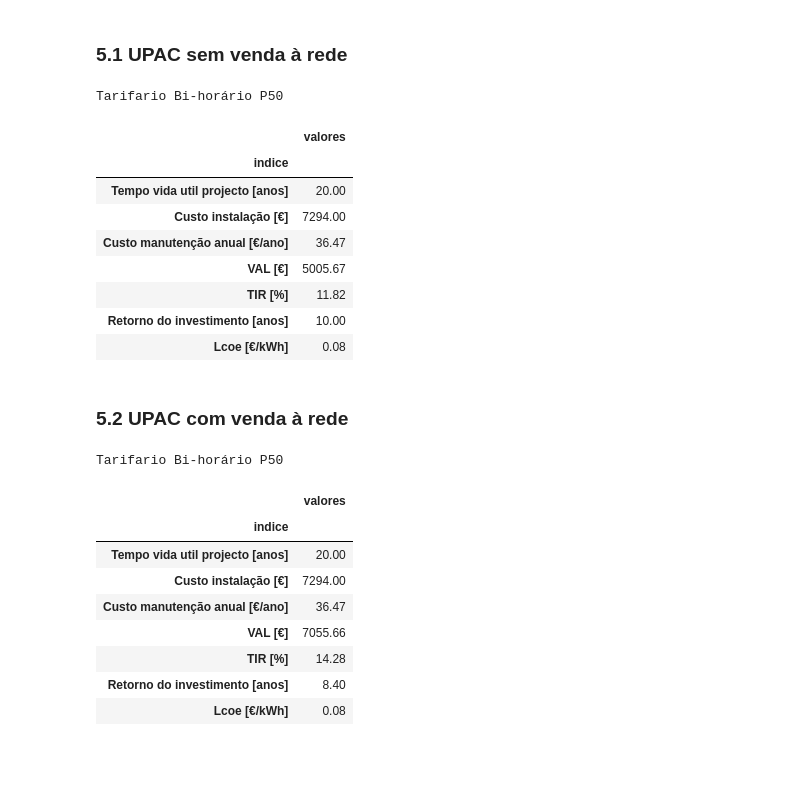
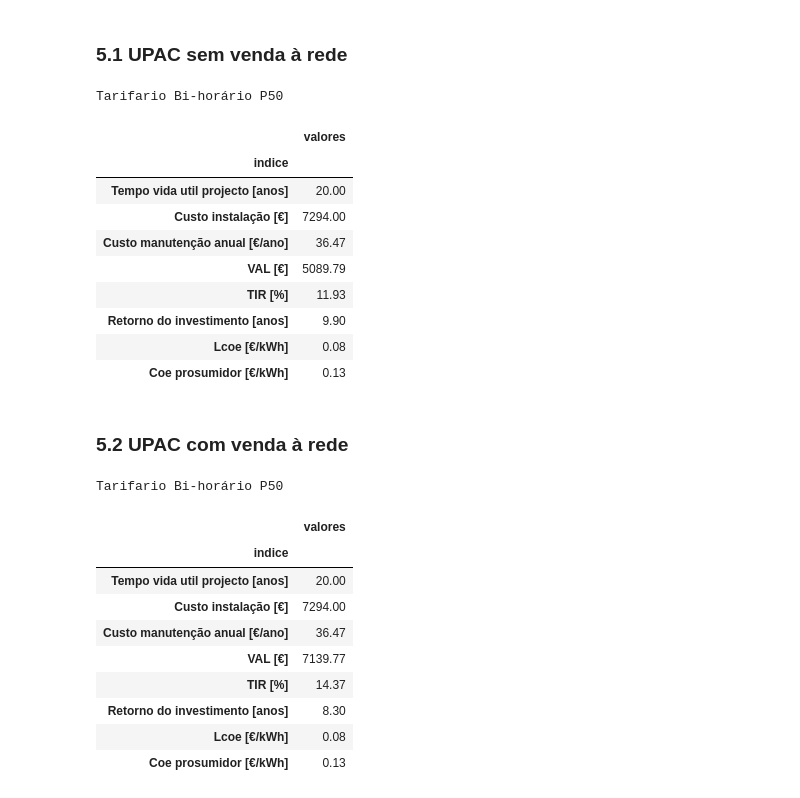
Before and after one commit to mig-l-f/ao-sol, a Jupyter notebook: docs/exemplos/Analise_UPAC_com_bateria.ipynb, the cells around one changed output. Drawn from its saved outputs; the diff is of its cells as text; code cells hidden in the pictures; blank space fills up the shorter version.

```diff
--- a/docs/exemplos/Analise_UPAC_com_bateria.ipynb
+++ b/docs/exemplos/Analise_UPAC_com_bateria.ipynb
@@ -40,22 +40,22 @@ ano_producao = 2023 # converter as datas de producao para este ano
 # Opcoes API PVGIS
 inicio_ano_pvgis = 2005
 fim_ano_pvgis = 2023 # PVGIS-SARAH3 na V5.3 (2005-2023)
-lat = 40.280  # Covilha
+lat = 40.280         # Covilha
 lon = -7.504
-inclinacao = 45
-azimute = 0.0 # azimute = 180 + x; 0 = Sul
-perdas = 14 # %
+inclinacao = 45      # prioridade inverno
+azimute = 0.0        # azimute = 180 + x; 0 = Sul
+perdas = 14          # %
 eficiencia_inversor = 0.96
 
 # =====================
 # Analise energetica
 # =====================
-analise_com_bateria = True
-capacidade_bat = 3 # kWh
-soc_min = 0.1 # limite maximo descarregamento em %
-soc_max = 1. # limite maximo carregamento em %, segundo documentacao capacidade util 2.7 kWh 0.9 DOD
-eficiencia_bateria = 0.92
-pot_maxima_bateria = 2.5 # kW , de acordo com documentação
+analise_com_bateria = True  # solax triple power 3.0
+capacidade_bat = 3          # kWh
+soc_min = 0.1               # limite maximo descarregamento
+soc_max = 1.                # limite maximo carregamento, segundo documentacao capacidade util 2.7 kWh 0.9 DOD
+eficiencia_bateria = 0.95
+pot_maxima_bateria = 2.5    # kW , descarga nominal, máximo de 3 kW
 
 # =====================
 # Analise poupanca anual
@@ -85,10 +85,10 @@ taxa_inflacao = 2.0 # %/ano
 
 # Custos do projecto
 # investimento_estimado = pv + instalacao + outros_custos
-custo_pv = 4044 # 14 trina solar 425Wp + Solax X1-Hybrid 6.0T
-custo_bat = 2000 # Solax triple power T30 3 kWh
+custo_pv = 4044        # 14 trina solar 425Wp + Solax X1-Hybrid 6.0T
+custo_bat = 2000       # Solax triple power T30 3 kWh
 custo_instalacao = 450
-outros_custos = 800 # monitorização + contador eredes
+outros_custos = 800    # monitorização + contador eredes
 # custo manutencao anual como percentagem do investimento
 perc_custo_manutencao = 0.5 # em %
 # apoio estatal (fundo ambiental)
@@ -281,7 +281,8 @@ Calcular indicadores financeiros para o tempo de vida do projecto.
 
 * Tempo retorno projecto
 # %%
-investimento_estimado = custo_pv + custo_bat + custo_instalacao + outros_custos
+invest_pv = custo_pv + custo_instalacao + outros_custos
+investimento_estimado = invest_pv + custo_bat
 
 # Custo de manutencao anual
 custo_manutencao = investimento_estimado * (perc_custo_manutencao / 100)
@@ -302,48 +303,49 @@ Custos OM = 36.47 €/ano
 # %%
 cols = ['consumo', 'consumo_rede']
 
 # custos tarifario simples
-#indicadores_financas_simples, cf_simples = af.analise_financeira_projecto_faturas(energia_armaz, investimento_estimado, custo_manutencao, taxa_actualizacao, ano_0, tempo_vida, taxa_degradacao_sistema, taxa_inflacao, ape.Tarifario.Simples, precos_energia, False, cols, indicadores_armaz)
+#indicadores_financas_simples, cf_simples = af.analise_financeira_projecto_faturas(energia_armaz, invest_pv, custo_bat, perc_custo_manutencao, taxa_actualizacao, ano_0, tempo_vida, taxa_degradacao_sistema, taxa_inflacao, ape.Tarifario.Simples, precos_energia, False, cols, indicadores_armaz)
 #simples_style = indicadores_financas_simples.as_frame().style.format("{:.2f}").set_caption('Tarifario Simples P50').set_table_attributes("style='display:inline'")
 
-indicadores_financas_bihorario, _ = af.analise_financeira_projecto_faturas(energia_armaz, investimento_estimado, custo_manutencao, taxa_actualizacao, ano_0, tempo_vida, taxa_degradacao_sistema, taxa_inflacao, ape.Tarifario.Bihorario, precos_energia, False, cols, indicadores_armaz)
+indicadores_financas_bihorario, _ = af.analise_financeira_projecto_faturas(energia_armaz, invest_pv, custo_bat, perc_custo_manutencao, taxa_actualizacao, ano_0, tempo_vida, taxa_degradacao_sistema, taxa_inflacao, ape.Tarifario.Bihorario, precos_energia, False, cols, indicadores_armaz)
 bihorario_style = indicadores_financas_bihorario.as_frame().style.format("{:.2f}").set_caption('Tarifario Bi-horário P50').set_table_attributes("style='display:inline'")
 
-#indicadores_financas_trihorario, _ = af.analise_financeira_projecto_faturas(energia_armaz, investimento_estimado, custo_manutencao, taxa_actualizacao, ano_0, tempo_vida, taxa_degradacao_sistema, taxa_inflacao, ape.Tarifario.Trihorario, precos_energia, False, cols, indicadores_armaz)
+#indicadores_financas_trihorario, _ = af.analise_financeira_projecto_faturas(energia_armaz, invest_pv, custo_bat, perc_custo_manutencao, taxa_actualizacao, ano_0, tempo_vida, taxa_degradacao_sistema, taxa_inflacao, ape.Tarifario.Trihorario, precos_energia, False, cols, indicadores_armaz)
 #trihorario_style = indicadores_financas_trihorario.as_frame().style.format("{:.2f}").set_caption('Tarifario Tri-horário P50').set_table_attributes("style='display:inline'")
 
 # display todos
 #display_html(simples_style._repr_html_() + bihorario_style._repr_html_() + trihorario_style._repr_html_(), raw=True)
 # so simples
 #display_html(simples_style._repr_html_(), raw=True)
 # so bihorario
 display_html(bihorario_style._repr_html_(), raw=True)
 # so trihorario
 #display_html(trihorario_style._repr_html_(), raw=True)
 # %% [output]
 Tarifario Bi-horário P50
 |  | valores |
 | indice |  |
 | Tempo vida util projecto [anos] | 20.00 |
 | Custo instalação [€] | 7294.00 |
 | Custo manutenção anual [€/ano] | 36.47 |
-| VAL [€] | 5005.67 |
-| TIR [%] | 11.82 |
-| Retorno do investimento [anos] | 10.00 |
+| VAL [€] | 5089.79 |
+| TIR [%] | 11.93 |
+| Retorno do investimento [anos] | 9.90 |
 | Lcoe [€/kWh] | 0.08 |
+| Coe prosumidor [€/kWh] | 0.13 |
 # %% [markdown]
 ### 5.2 UPAC com venda à rede
 # %%
 cols = ['consumo', 'consumo_rede', 'injeccao_rede']
 
 # custos tarifario simples
-#indicadores_financas_simples, cf_simples = af.analise_financeira_projecto_faturas(energia_armaz, investimento_estimado, custo_manutencao, taxa_actualizacao, ano_0, tempo_vida, taxa_degradacao_sistema, taxa_inflacao, ape.Tarifario.Simples, precos_energia, True, cols, indicadores_armaz)
+#indicadores_financas_simples, cf_simples = af.analise_financeira_projecto_faturas(energia_armaz, invest_pv, custo_bat, perc_custo_manutencao, taxa_actualizacao, ano_0, tempo_vida, taxa_degradacao_sistema, taxa_inflacao, ape.Tarifario.Simples, precos_energia, True, cols, indicadores_armaz)
 #simples_style = indicadores_financas_simples.as_frame().style.format("{:.2f}").set_caption('Tarifario Simples P50').set_table_attributes("style='display:inline'")
 
-indicadores_financas_bihorario, _ = af.analise_financeira_projecto_faturas(energia_armaz, investimento_estimado, custo_manutencao, taxa_actualizacao, ano_0, tempo_vida, taxa_degradacao_sistema, taxa_inflacao, ape.Tarifario.Bihorario, precos_energia, True, cols, indicadores_armaz)
+indicadores_financas_bihorario, _ = af.analise_financeira_projecto_faturas(energia_armaz, invest_pv, custo_bat, perc_custo_manutencao, taxa_actualizacao, ano_0, tempo_vida, taxa_degradacao_sistema, taxa_inflacao, ape.Tarifario.Bihorario, precos_energia, True, cols, indicadores_armaz)
 bihorario_style = indicadores_financas_bihorario.as_frame().style.format("{:.2f}").set_caption('Tarifario Bi-horário P50').set_table_attributes("style='display:inline'")
 
-#indicadores_financas_trihorario, _ = af.analise_financeira_projecto_faturas(energia_armaz, investimento_estimado, custo_manutencao, taxa_actualizacao, ano_0, tempo_vida, taxa_degradacao_sistema, taxa_inflacao, ape.Tarifario.Trihorario, precos_energia, True, cols, indicadores_armaz)
+#indicadores_financas_trihorario, _ = af.analise_financeira_projecto_faturas(energia_armaz, invest_pv, custo_bat, perc_custo_manutencao, taxa_actualizacao, ano_0, tempo_vida, taxa_degradacao_sistema, taxa_inflacao, ape.Tarifario.Trihorario, precos_energia, True, cols, indicadores_armaz)
 #trihorario_style = indicadores_financas_trihorario.as_frame().style.format("{:.2f}").set_caption('Tarifario Tri-horário P50').set_table_attributes("style='display:inline'")
 
 # display todos
@@ -361,7 +363,8 @@ Tarifario Bi-horário P50
 | Tempo vida util projecto [anos] | 20.00 |
 | Custo instalação [€] | 7294.00 |
 | Custo manutenção anual [€/ano] | 36.47 |
-| VAL [€] | 7055.66 |
-| TIR [%] | 14.28 |
-| Retorno do investimento [anos] | 8.40 |
+| VAL [€] | 7139.77 |
+| TIR [%] | 14.37 |
+| Retorno do investimento [anos] | 8.30 |
 | Lcoe [€/kWh] | 0.08 |
+| Coe prosumidor [€/kWh] | 0.13 |
```
Also changed, not shown: parts of 4 cells of this notebook, 10 other files.
